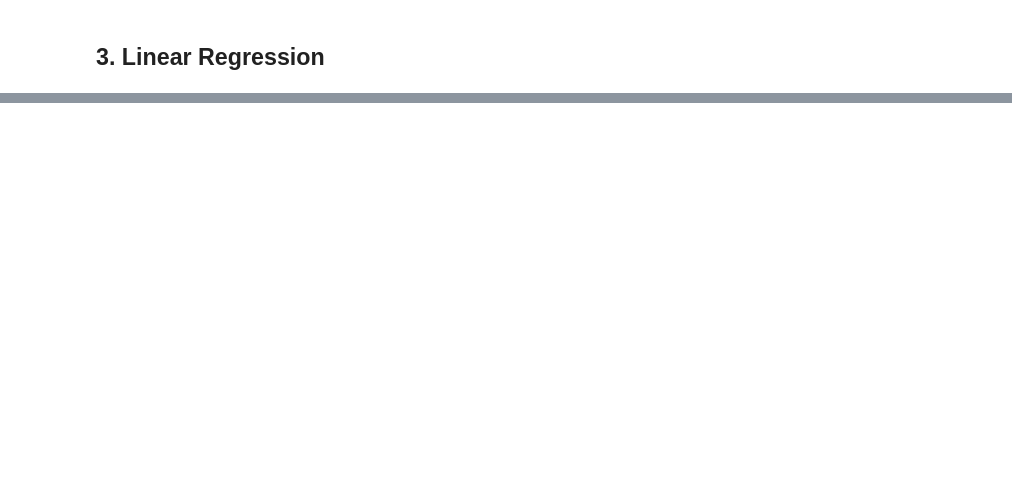
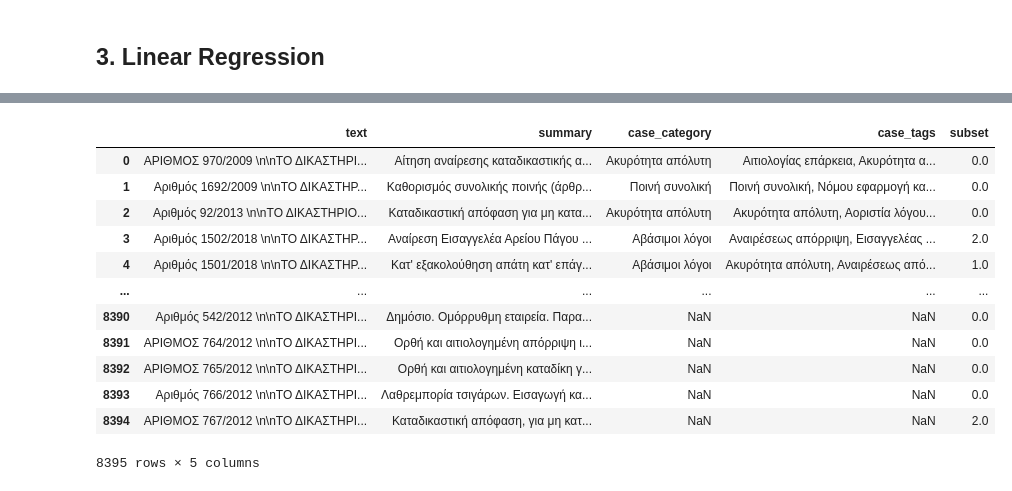
Before and after one commit to kebelouah/decisions_thesis, a Jupyter notebook: word2vec.ipynb, the cells around one changed output, grey strips where cells are left out. Saved outputs shown, nothing was run; the diff lists cells and outputs as text; code cells hidden in the pictures; blank space fills up the shorter version.

```diff
--- a/word2vec.ipynb
+++ b/word2vec.ipynb
@@ -401,0 +400,20 @@ F1 Score: 0.6956521739130435
+# %%
+import pandas as pd
+
+df = pd.read_csv("hf://datasets/DominusTea/GreekLegalSum/hugginface_dataset.csv")
+# %%
+df
+# %% [output]
+|  | text | summary | case_category | case_tags | subset |
+| 0 | ΑΡΙΘΜΟΣ 970/2009 \n\nΤΟ ΔΙΚΑΣΤΗΡΙ... | Αίτηση αναίρεσης καταδικαστικής α... | Ακυρότητα απόλυτη | Αιτιολογίας επάρκεια, Ακυρότητα α... | 0.0 |
+| 1 | Αριθμός 1692/2009 \n\nΤΟ ΔΙΚΑΣΤΗΡ... | Καθορισμός συνολικής ποινής (άρθρ... | Ποινή συνολική | Ποινή συνολική, Νόμου εφαρμογή κα... | 0.0 |
+| 2 | Αριθμός 92/2013 \n\nΤΟ ΔΙΚΑΣΤΗΡΙΟ... | Καταδικαστική απόφαση για μη κατα... | Ακυρότητα απόλυτη | Ακυρότητα απόλυτη, Αοριστία λόγου... | 0.0 |
+| 3 | Αριθμός 1502/2018 \n\nΤΟ ΔΙΚΑΣΤΗΡ... | Αναίρεση Εισαγγελέα Αρείου Πάγου ... | Αβάσιμοι λόγοι | Αναιρέσεως απόρριψη, Εισαγγελέας ... | 2.0 |
+| 4 | Αριθμός 1501/2018 \n\nΤΟ ΔΙΚΑΣΤΗΡ... | Κατ' εξακολούθηση απάτη κατ' επάγ... | Αβάσιμοι λόγοι | Ακυρότητα απόλυτη, Αναιρέσεως από... | 1.0 |
+| ... | ... | ... | ... | ... | ... |
+| 8390 | Αριθμός 542/2012 \n\nΤΟ ΔΙΚΑΣΤΗΡΙ... | Δημόσιο. Ομόρρυθμη εταιρεία. Παρα... | NaN | NaN | 0.0 |
+| 8391 | ΑΡΙΘΜΟΣ 764/2012 \n\nΤΟ ΔΙΚΑΣΤΗΡΙ... | Ορθή και αιτιολογημένη απόρριψη ι... | NaN | NaN | 0.0 |
+| 8392 | ΑΡΙΘΜΟΣ 765/2012 \n\nΤΟ ΔΙΚΑΣΤΗΡΙ... | Ορθή και αιτιολογημένη καταδίκη γ... | NaN | NaN | 0.0 |
+| 8393 | Αριθμός 766/2012 \n\nΤΟ ΔΙΚΑΣΤΗΡΙ... | Λαθρεμπορία τσιγάρων. Εισαγωγή κα... | NaN | NaN | 0.0 |
+| 8394 | ΑΡΙΘΜΟΣ 767/2012 \n\nΤΟ ΔΙΚΑΣΤΗΡΙ... | Καταδικαστική απόφαση, για μη κατ... | NaN | NaN | 2.0 |
+8395 rows × 5 columns
```
Also changed, not shown: parts of 15 cells of this notebook, 9 other files.
